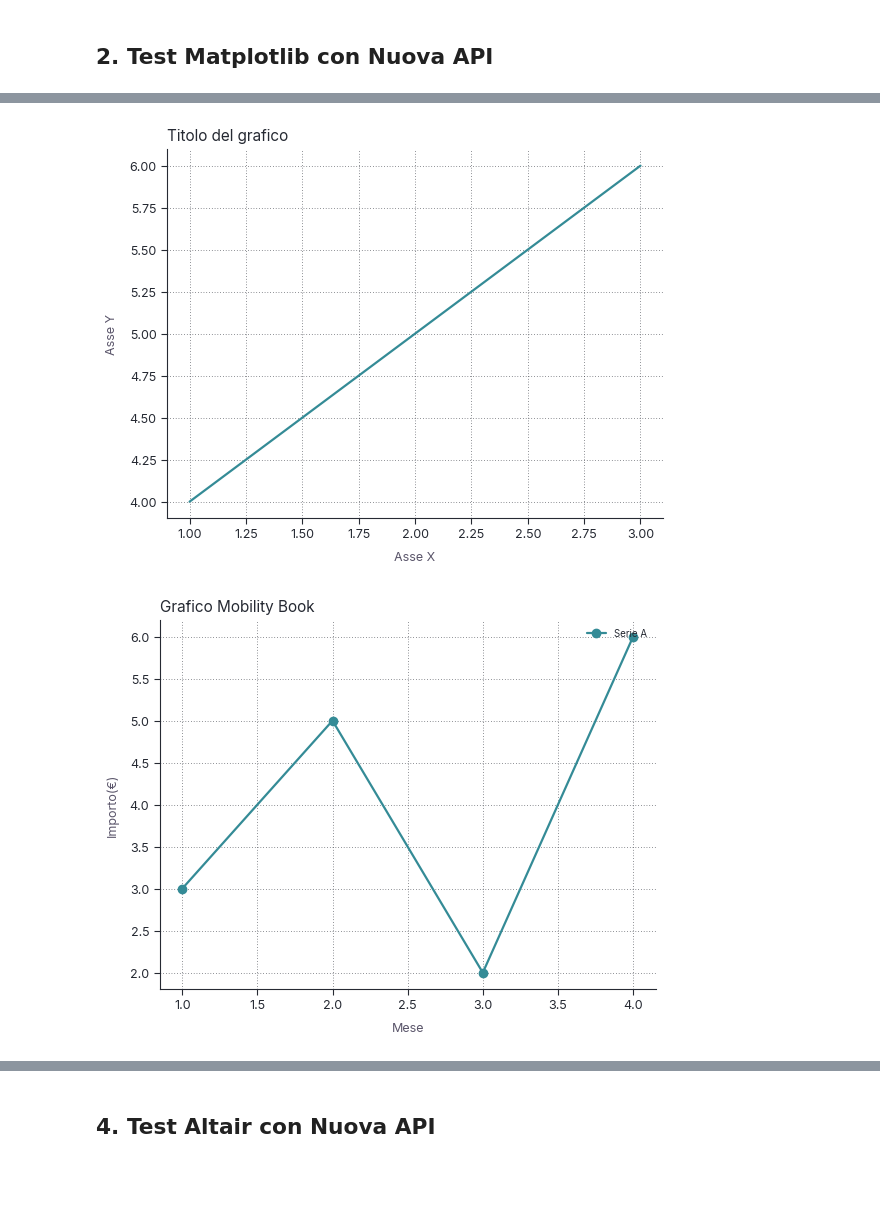
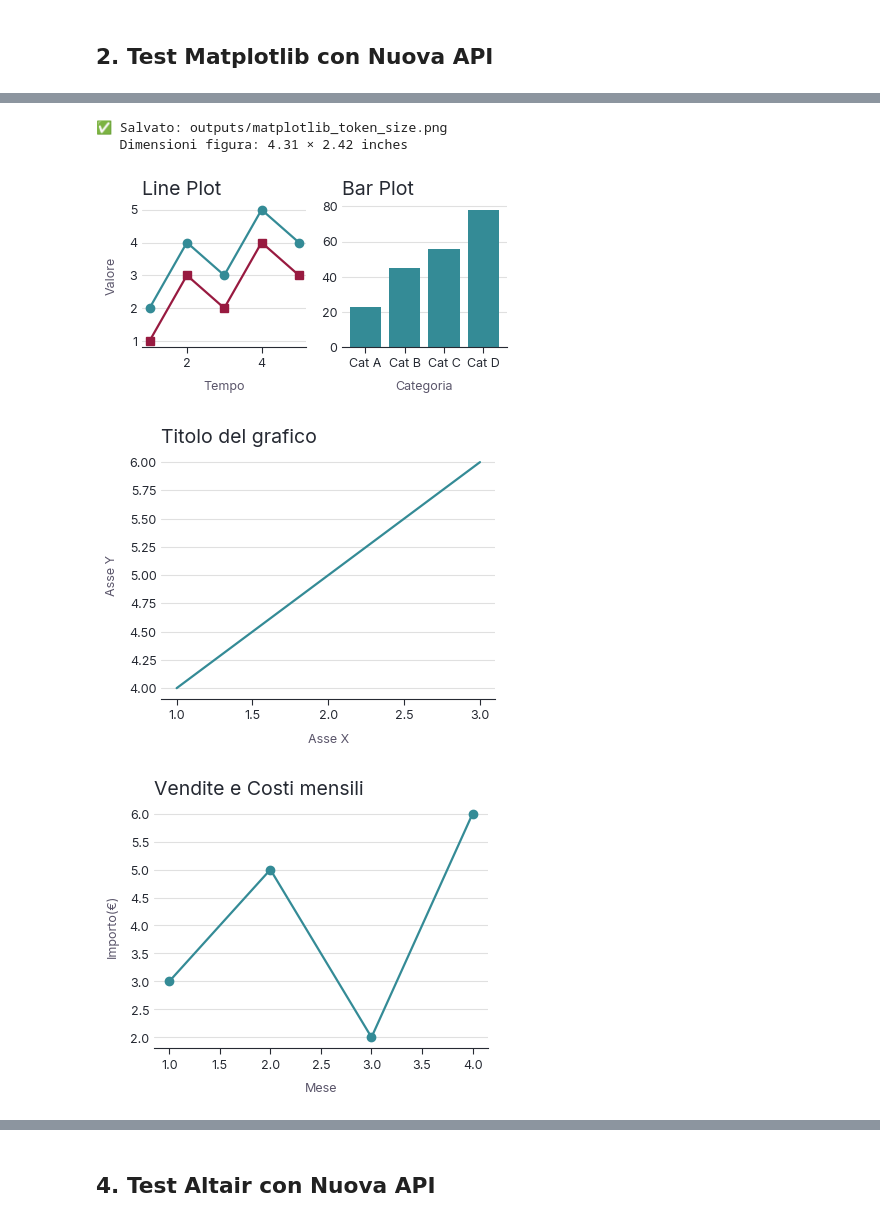
Before and after one commit to danielefadda/mobility-book-graphic-style-guide, a Jupyter notebook: examples/demo_new_api.ipynb, the cells around one changed output, grey strips where cells are left out. Saved outputs shown, nothing was run; the diff lists cells and outputs as text; code cells hidden in the pictures; blank space fills up the shorter version.

```diff
--- a/examples/demo_new_api.ipynb
+++ b/examples/demo_new_api.ipynb
@@ -211,24 +211,69 @@ plt.show()
+# %%
+# Vorrei un plot affiancato come il precedente, dove però la larghezza totale corrisponde a token.component.figure.default.width e i due plot sono la metà ciascuno
+from mobility_book_style.utils import to_inches
+from mobility_book_style._tokens import token
+# Ottieni le dimensioni dai token e converti in inches
+fig_width = to_inches(token.component.figure.default.width) / 2
+fig_height = to_inches(token.component.figure.default.width) *9/16
+
+
+# Per 2 subplot affiancati, raddoppia la larghezza
+fig, (ax1, ax2) = plt.subplots(1, 2, figsize=(fig_width * 2, fig_height))
+
+# Grafico 1: Line plot
+ax1.plot([1, 2, 3, 4, 5], [2, 4, 3, 5, 4], label='Serie A', marker='o')
+ax1.plot([1, 2, 3, 4, 5], [1, 3, 2, 4, 3], label='Serie B', marker='s')
+ax1.set_title('Line Plot')
+ax1.set_xlabel('Tempo')
+ax1.set_ylabel('Valore')
+ax1.grid(True, axis='y')
+
+# Grafico 2: Bar plot
+categories = ['Cat A', 'Cat B', 'Cat C', 'Cat D']
+values = [23, 45, 56, 78]
+ax2.bar(categories, values)
+ax2.set_title('Bar Plot ')
+ax2.set_xlabel('Categoria')
+ax2.grid(True, axis='y')
+
+plt.tight_layout()
+
+# Salva
+output_path = OUT / 'matplotlib_token_size.png'
+plt.savefig(output_path, dpi=300, bbox_inches='tight')
+print(f"\n✅ Salvato: {output_path}")
+print(f"   Dimensioni figura: {fig_width * 2:.2f} × {fig_height:.2f} inches")
+
+plt.show()
+# %% [output]
+✅ Salvato: outputs/matplotlib_token_size.png
+   Dimensioni figura: 4.31 × 2.42 inches
+[figure, added]
 # %%
 # grafico minimo senza nessuna personalizzazione, solo titolo e nome assi
-import matplotlib.pyplot as plt
-plt.plot([1, 2, 3], [4, 5, 6])
-plt.title("Titolo del grafico")
-plt.xlabel("Asse X")
-plt.ylabel("Asse Y")
-plt.show()
+fig_width = to_inches(token.component.figure.default.width)
+fig, ax = plt.subplots(figsize=(fig_width, fig_width * 3/4))
+
+ax.plot([1, 2, 3], [4, 5, 6])
+ax.set_title("Titolo del grafico")
+ax.set_xlabel("Asse X")
+ax.set_ylabel("Asse Y")
+fig.show()
 # %% [output]
-[figure, old version]
+[figure, new version]
 # %%
-# Crea il tuo grafico
+# # Crea il tuo grafico
+# fig_width = to_inches(token.component.figure.default.width)
+# fig, ax = plt.subplots(figsize=(fig_width, fig_width * 3/4))
 fig, ax = plt.subplots()
-ax.plot([1, 2, 3, 4], [3, 5, 2, 6], label='Serie A', marker='o')
-ax.set_title('Grafico Mobility Book')
+ax.plot([1, 2, 3, 4], [3, 5, 2, 6], marker='o')
+ax.set_title('Vendite e Costi Mensili')
 ax.set_xlabel('Mese')
 ax.set_ylabel('Importo(€)')
 ax.legend()
-plt.show()
+fig.show()
 # %% [output]
-[figure, old version]
+[figure, new version]
 # %%
 # stesso grafico di sopra ma in altair
 import altair as alt
```
Also changed, not shown: parts of 6 cells of this notebook, 7 other files.
